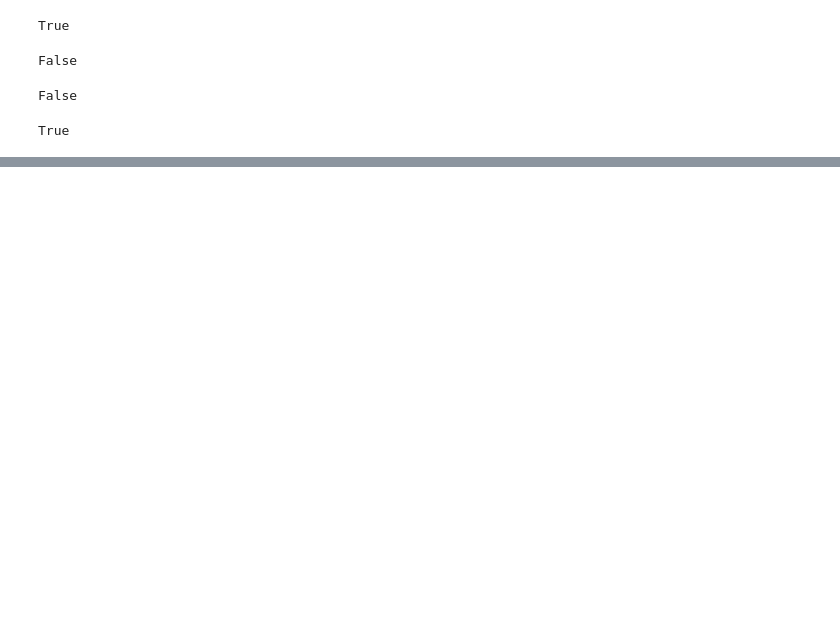
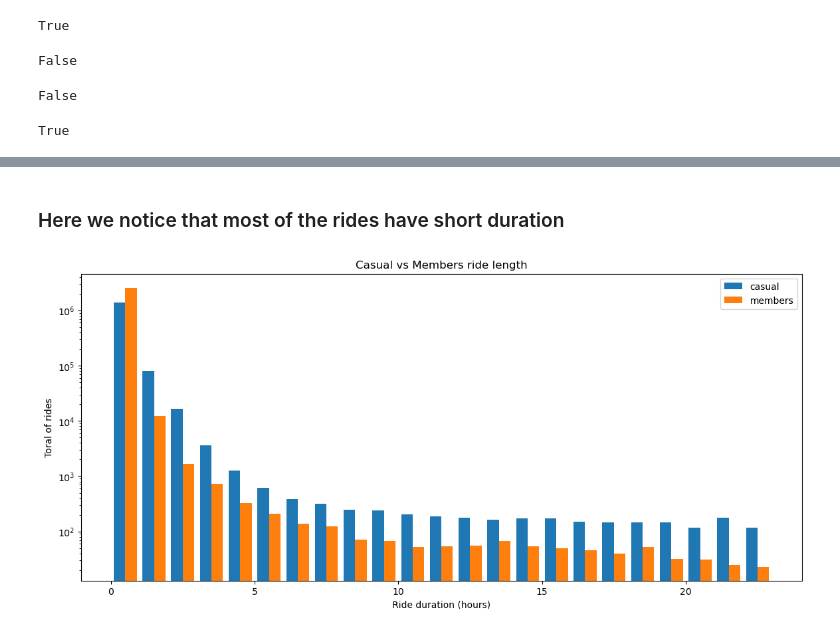
Before and after one commit to bramiprudencio/Cyclistic, a Jupyter notebook: main.ipynb, the cells around one changed output, grey strips where cells are left out. Drawn from its saved outputs; the diff is of its cells as text; code cells hidden in the pictures; blank space fills up the shorter version.

```diff
--- a/main.ipynb
+++ b/main.ipynb
@@ -73,0 +106,15 @@ tripdata['ride_length'] = tripdata.ended_at - tripdata.started_at
+# %% [markdown]
+### Here we notice that most of the rides have short duration
+# %%
+casual_rides = tripdata[tripdata.member_casual == 'casual'].ride_length.dt.seconds.values/3600
+member_rides = tripdata[tripdata.member_casual == 'member'].ride_length.dt.seconds.values/3600
+
+plt.hist([casual_rides, member_rides], log=True, label=['casual', 'members'],
+         bins=range(0, round(tripdata.ride_length.dt.seconds.values.max()/3600), 1))
+plt.xlabel('Ride duration (hours)')
+plt.ylabel('Total of rides')
+plt.title('Casual vs Members ride length')
+plt.legend(['casual', 'members'])
+plt.show()
+# %% [output]
+[figure, added]
```
Also changed, not shown: parts of 19 cells of this notebook.
